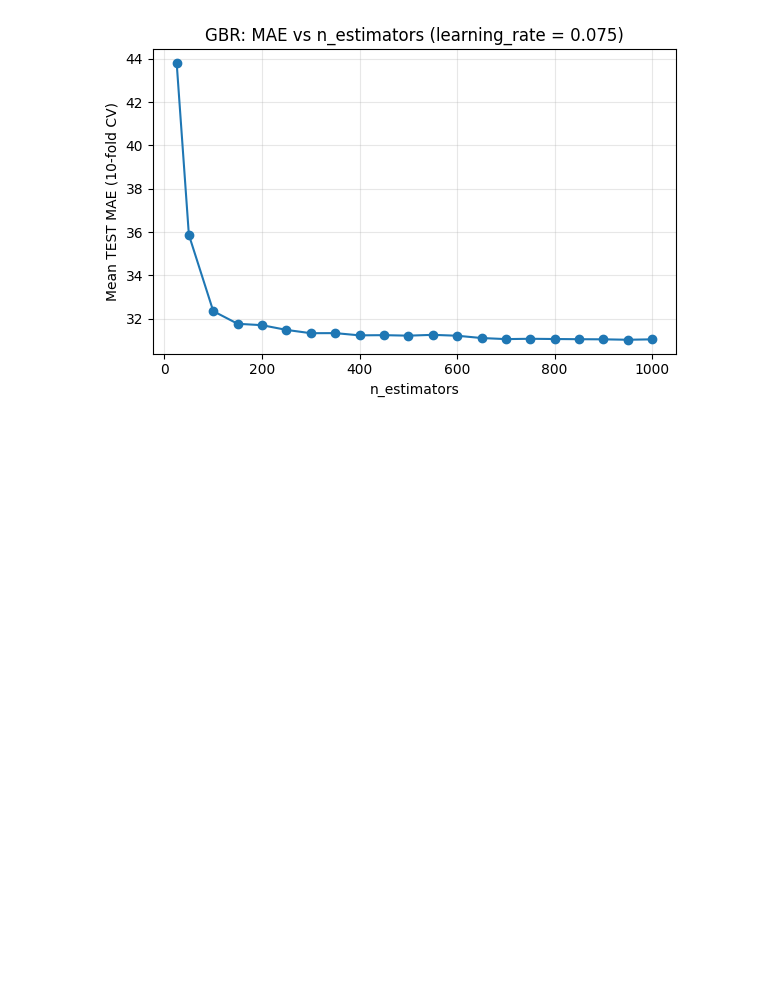
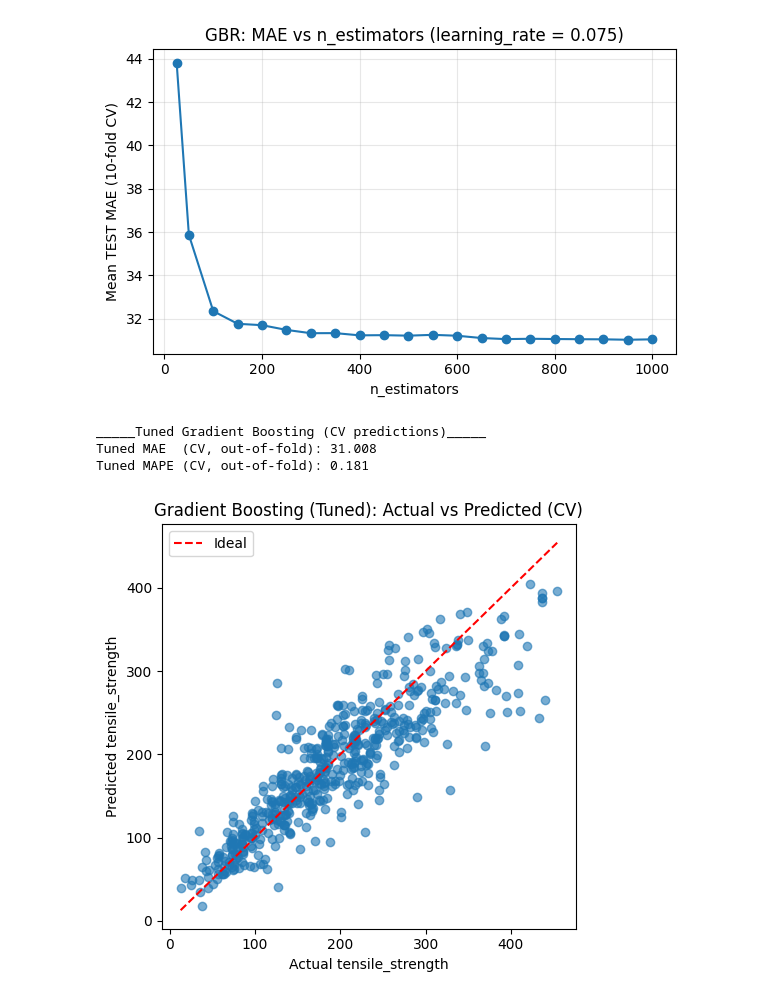
Before and after one commit to mibununi/ct4101-assignment2, a Jupyter notebook: GradientBoostingRegressor.ipynb, the cells around one changed output. Drawn from its saved outputs; the diff is of its cells as text; code cells hidden in the pictures; blank space fills up the shorter version.

```diff
--- a/GradientBoostingRegressor.ipynb
+++ b/GradientBoostingRegressor.ipynb
@@ -215,3 +215,46 @@ plt.tight_layout()
 plt.show()
 # %% [output]
 [figure]
+# %%
+#rebuilding best model using best hyperparams
+gbr_best = GradientBoostingRegressor(
+    **gbr_grid.best_params_,
+    random_state=1,  #keeping random state consistent
+)
+
+#out-of-fold predictions using 10-fold cv
+#each prediction is made by a model that has not seen that sample during training
+gbr_y_pred_cv = cross_val_predict(
+    gbr_best,
+    X,
+    y,
+    cv=10,
+    n_jobs=-1,
+)
+
+#final error metrics for tuned gbr
+gbr_tuned_mae = mean_absolute_error(y, gbr_y_pred_cv)
+gbr_tuned_mape = mean_absolute_percentage_error(y, gbr_y_pred_cv)
+
+print("\n_____Tuned Gradient Boosting (CV predictions)_____")
+print(f"Tuned MAE  (CV, out-of-fold): {gbr_tuned_mae:.3f}")
+print(f"Tuned MAPE (CV, out-of-fold): {gbr_tuned_mape:.3f}")
+# %% [output]
+_____Tuned Gradient Boosting (CV predictions)_____
+Tuned MAE  (CV, out-of-fold): 31.008
+Tuned MAPE (CV, out-of-fold): 0.181
+# %%
+plt.figure(figsize=(5, 5))
+plt.scatter(y, gbr_y_pred_cv, alpha=0.6)
+#reference line: perfect predictions
+min_val = min(y.min(), gbr_y_pred_cv.min())
+max_val = max(y.max(), gbr_y_pred_cv.max())
+plt.plot([min_val, max_val], [min_val, max_val], "r--", label="Ideal")
+plt.title("Gradient Boosting (Tuned): Actual vs Predicted (CV)")
+plt.xlabel("Actual tensile_strength")
+plt.ylabel("Predicted tensile_strength")
+plt.legend()
+plt.tight_layout()
+plt.show()
+# %% [output]
+[figure, added]
```
Also changed, not shown: parts of 3 cells of this notebook.
